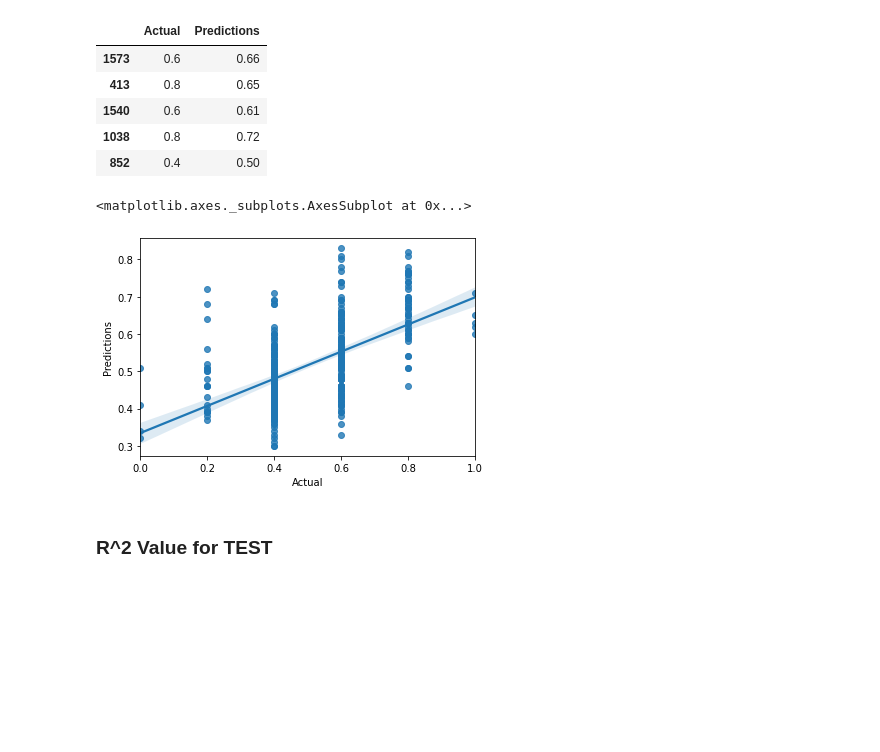
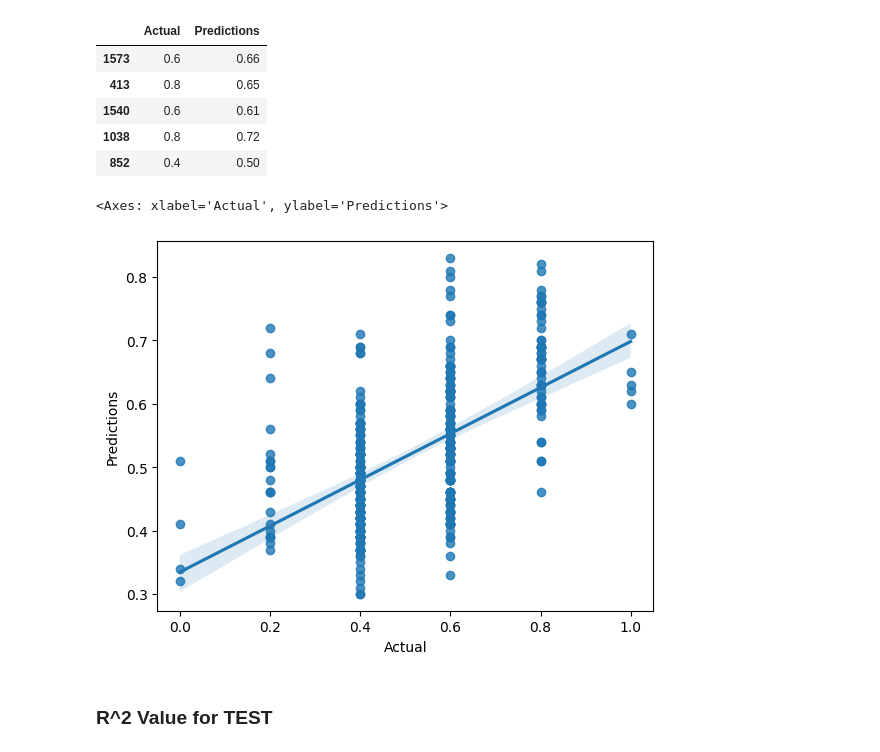
Before and after one commit to Shawaal-Nadeem/AI-Labs-Ucp, a Jupyter notebook: Final/red-wine-quality-linear-regression (1).ipynb, the cells around one changed output. Saved outputs shown, nothing was run; the diff lists cells and outputs as text; code cells hidden in the pictures; blank space fills up the shorter version.

Commit message:
Fixed minor problems

```diff
--- a/Final/red-wine-quality-linear-regression (1).ipynb
+++ b/Final/red-wine-quality-linear-regression (1).ipynb
@@ -332,9 +300,12 @@ X_train=df_train
 from sklearn.feature_selection import RFE
 from sklearn.linear_model import LinearRegression
 # %%
+# Problem Resolve
 lm = LinearRegression()
 lm.fit(X_train, y_train)
-rfe = RFE(lm,9)
+
+rfe = RFE(estimator=lm, n_features_to_select=9)
+
 rfe = rfe.fit(X_train, y_train)
 # %%
 list(zip(X_train.columns,rfe.support_,rfe.ranking_))
@@ -966,10 +939,11 @@ df.head()
 | 1038 | 0.8 | 0.72 |
 | 852 | 0.4 | 0.50 |
 # %%
-sns.regplot('Actual','Predictions',data=df)
+# Problem Resolve
+sns.regplot(x='Actual', y='Predictions', data=df)
 # %% [output]
-<matplotlib.axes._subplots.AxesSubplot at 0x...>
+<Axes: xlabel='Actual', ylabel='Predictions'>
-[figure, old version]
+[figure, new version]
 # %% [markdown]
 ### R^2 Value for TEST
 # %%
```
Also changed, not shown: parts of 28 cells of this notebook.
